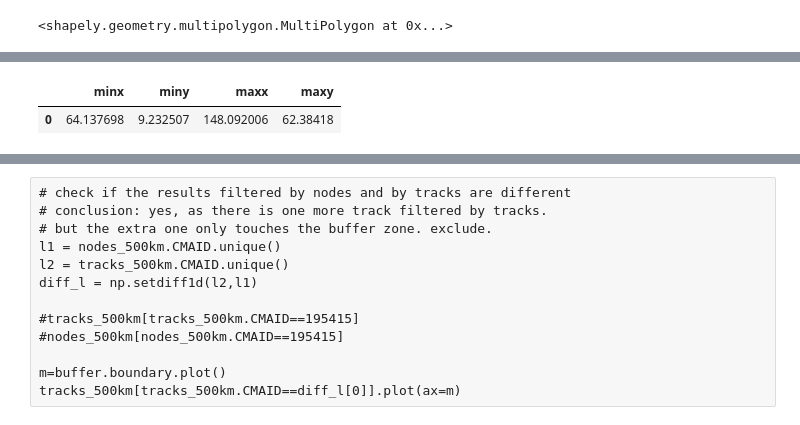
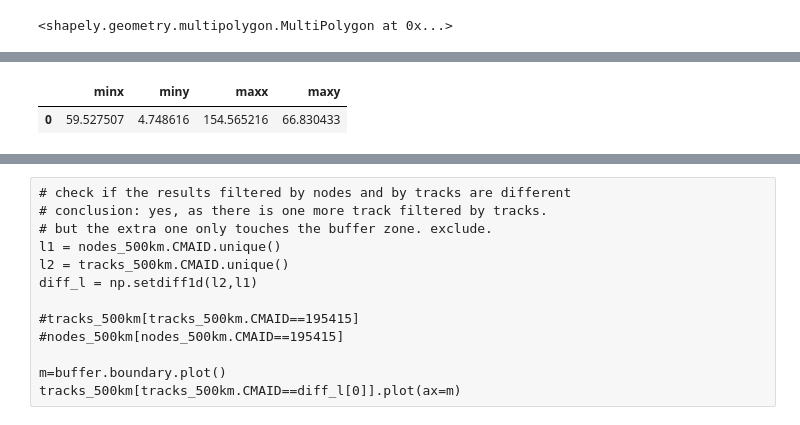
Before and after one commit to luxizhou/Precipitation_Scripts, a Jupyter notebook: CMA_Tracks_within_Xkm_of_Coastline.ipynb, the cells around one changed output, grey strips where cells are left out. Cells and saved outputs as stored; diff of their text form; code cells hidden in the pictures.

```diff
--- a/CMA_Tracks_within_Xkm_of_Coastline.ipynb
+++ b/CMA_Tracks_within_Xkm_of_Coastline.ipynb
@@ -113,13 +109,12 @@ cn_shape.boundary.plot(ax=m,color='grey')
 # reproject shapes to a projected crs
 proj_epsg = 2345 # Xian 114-120 degree
 cn_shape = cn_shape.to_crs(epsg=proj_epsg)
-nodes = nodes.to_crs(epsg=proj_epsg)
 
 # since buffering cn_shape takes forever, get a envelope around the shape for approximation
 envelope = cn_shape['geometry'].convex_hull
 buffer = envelope.buffer(zone)
 
 #type(buffer.loc[0])
-test3 = nodes.geometry.apply(lambda x: x.within(buffer.loc[0]))
-nodes_500km = nodes[test3].copy()
+buffer_wgs = buffer.to_crs(epsg=4326)
+buffer_wgs.bounds
 # %% [output]
@@ -127,0 +123,2 @@ Wall time: 5.41 s
+|  | minx | miny | maxx | maxy |
+| 0 | 59.527507 | 4.748616 | 154.565216 | 66.830433 |
@@ -130,5 +124,0 @@ buffer_wgs = buffer.to_crs(epsg=4326)
-# %%
-buffer_wgs.bounds
-# %% [output]
-|  | minx | miny | maxx | maxy |
-| 0 | 64.137698 | 9.232507 | 148.092006 | 62.38418 |
```
Also changed, not shown: parts of 9 cells of this notebook, 12 other files.
